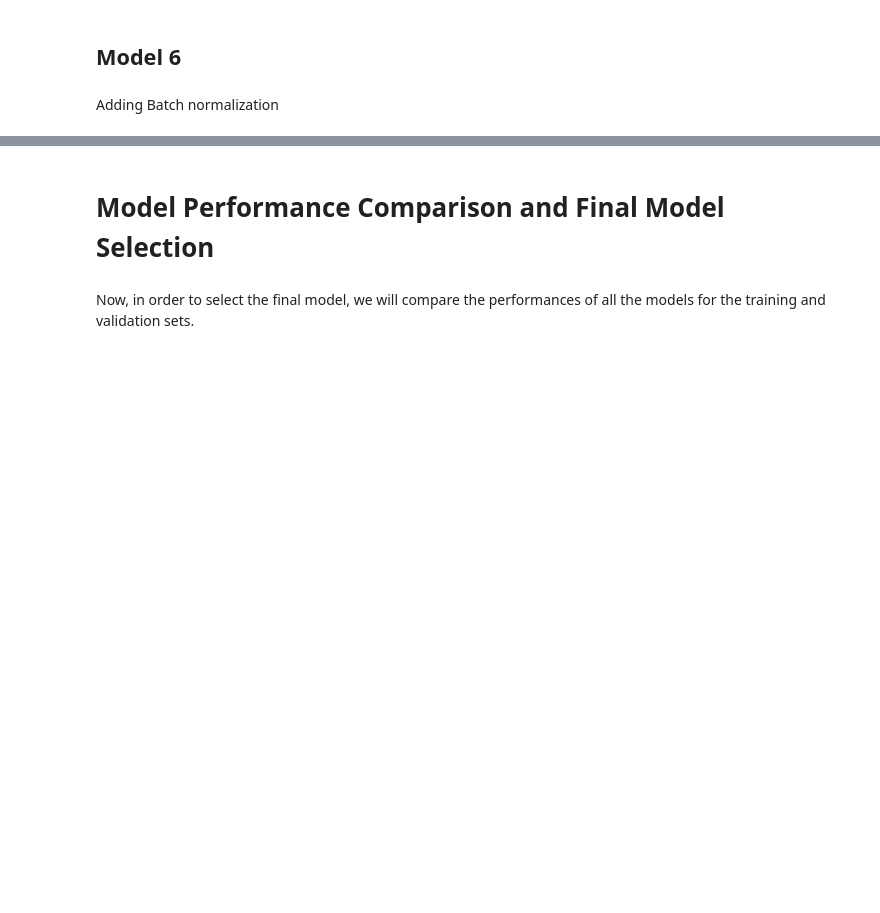
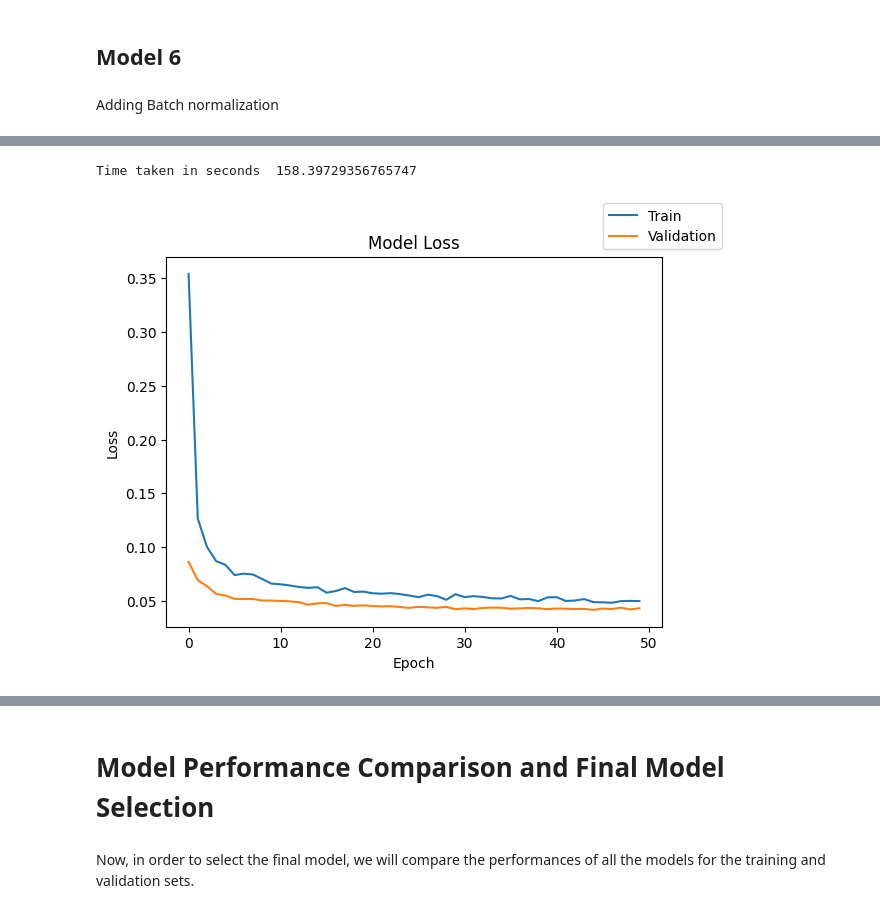
Before and after one commit to AkshayGovindaraj/GoogleColab, a Jupyter notebook: INN_ReneWind_Main_Project_FullCode_Notebook.ipynb, the cells around one changed output, grey strips where cells are left out. Cells and saved outputs as stored; diff of their text form; code cells hidden in the pictures; blank space fills up the shorter version.

```diff
--- a/INN_ReneWind_Main_Project_FullCode_Notebook.ipynb
+++ b/INN_ReneWind_Main_Project_FullCode_Notebook.ipynb
@@ -871,0 +875,10 @@ Adding Batch normalization
+# %%
+#Initializing the neural network
+model_6 = Sequential()
+model_6.add(Dense(128,activation="relu",input_dim = X_train.shape[1]))
+model_6.add(BatchNormalization())
+model_6.add(Dropout(dropout_rate))
+model_6.add(Dense(64,activation="relu"))
+model_6.add(BatchNormalization())
+model_6.add(Dropout(dropout_rate))
+model_6.add(Dense(num_classes,activation = 'sigmoid'))
@@ -871,0 +911,7 @@ Adding Batch normalization
+# %%
+optimizer = keras.optimizers.Adam(learning_rate=learning_rate)    # defining SGD as the optimizer to be used with momentum
+model_6.compile(loss=loss, optimizer=optimizer, metrics=["recall"])
+# %%
+start = time.time()
+history = model_6.fit(X_train, y_train, validation_split = 0.2 , batch_size=batch_size, epochs=epochs)
+end=time.time()
@@ -871,0 +936,8 @@ Adding Batch normalization
+# %%
+print("Time taken in seconds ",end-start)
+# %% [output]
+Time taken in seconds  158.39729356765747
+# %%
+plot(history,'loss')
+# %% [output]
+[figure, added]
```
Also changed, not shown: parts of 19 cells of this notebook.
